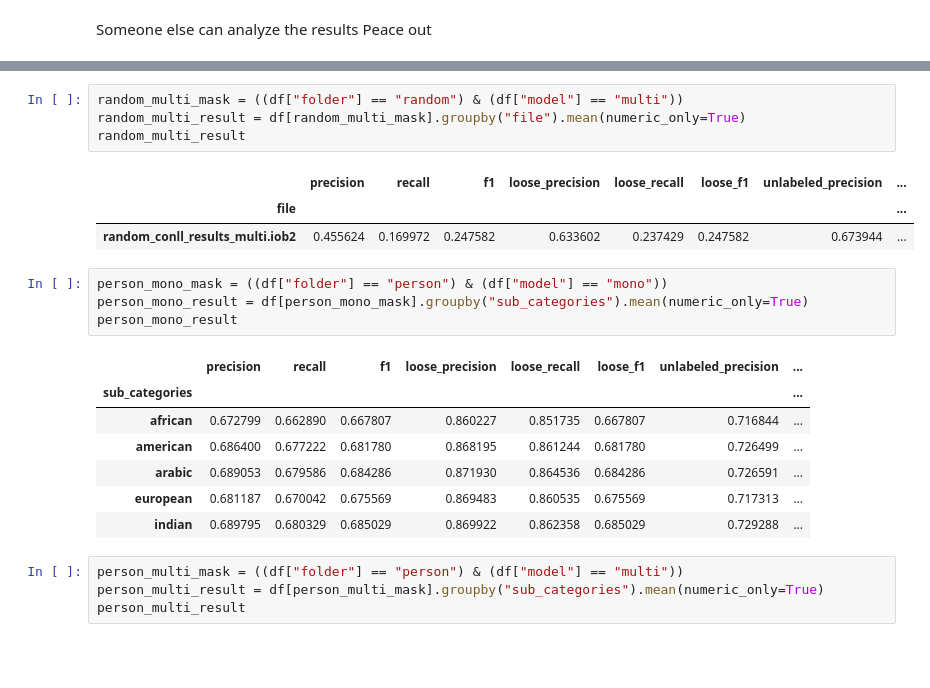
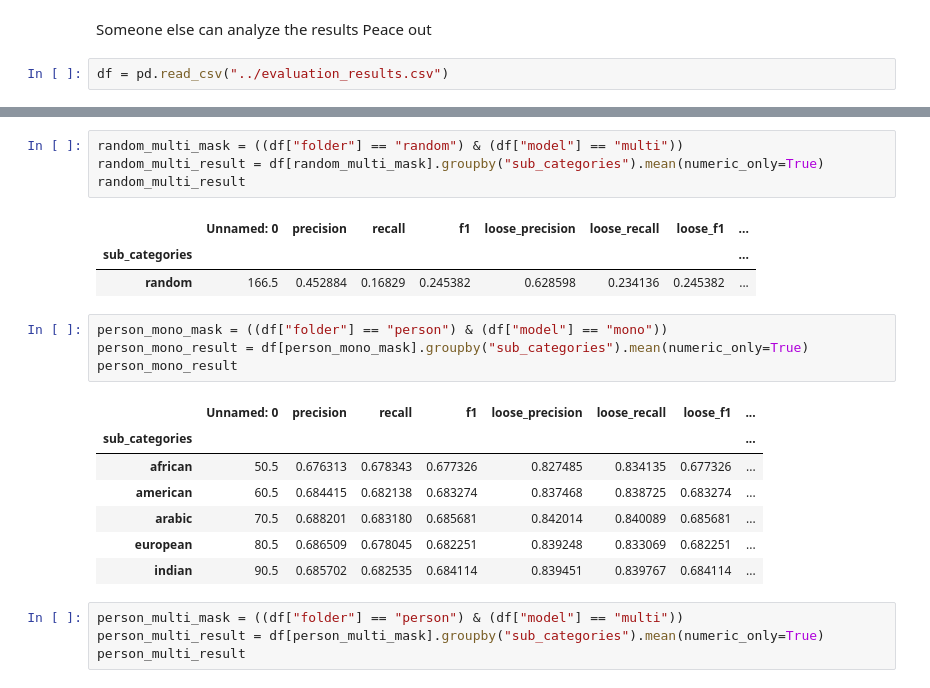
Before and after one commit to BossThePro/NLPProject-Group-SLP, a Jupyter notebook: code/evaluation.ipynb, the cells around one changed output, grey strips where cells are left out. Drawn from its saved outputs; the diff is of its cells as text; blank space fills up the shorter version.

```diff
--- a/code/evaluation.ipynb
+++ b/code/evaluation.ipynb
@@ -293,6 +294,8 @@ results = pd.DataFrame(results_data)
 results.to_csv("../evaluation_results.csv")
 # %% [markdown]
 Someone else can analyze the results Peace out
+# %%
+df = pd.read_csv("../evaluation_results.csv")
 # %%
 original_mask = ((df["sub_categories"] == "test"))
 base_results = df[original_mask].groupby("file").mean(numeric_only=True)
@@ -369,23 +372,23 @@ random_mono_result
 # %%
 random_multi_mask = ((df["folder"] == "random") & (df["model"] == "multi"))
-random_multi_result = df[random_multi_mask].groupby("file").mean(numeric_only=True)
+random_multi_result = df[random_multi_mask].groupby("sub_categories").mean(numeric_only=True)
 random_multi_result
 # %% [output]
-|  | precision | recall | f1 | loose_precision | loose_recall | loose_f1 | unlabeled_precision | ... |
-| file |  |  |  |  |  |  |  | ... |
-| random_conll_results_multi.iob2 | 0.455624 | 0.169972 | 0.247582 | 0.633602 | 0.237429 | 0.247582 | 0.673944 | ... |
+|  | Unnamed: 0 | precision | recall | f1 | loose_precision | loose_recall | loose_f1 | ... |
+| sub_categories |  |  |  |  |  |  |  | ... |
+| random | 166.5 | 0.452884 | 0.16829 | 0.245382 | 0.628598 | 0.234136 | 0.245382 | ... |
 # %%
 person_mono_mask = ((df["folder"] == "person") & (df["model"] == "mono"))
 person_mono_result = df[person_mono_mask].groupby("sub_categories").mean(numeric_only=True)
 person_mono_result
 # %% [output]
-|  | precision | recall | f1 | loose_precision | loose_recall | loose_f1 | unlabeled_precision | ... |
+|  | Unnamed: 0 | precision | recall | f1 | loose_precision | loose_recall | loose_f1 | ... |
 | sub_categories |  |  |  |  |  |  |  | ... |
-| african | 0.672799 | 0.662890 | 0.667807 | 0.860227 | 0.851735 | 0.667807 | 0.716844 | ... |
-| american | 0.686400 | 0.677222 | 0.681780 | 0.868195 | 0.861244 | 0.681780 | 0.726499 | ... |
-| arabic | 0.689053 | 0.679586 | 0.684286 | 0.871930 | 0.864536 | 0.684286 | 0.726591 | ... |
-| european | 0.681187 | 0.670042 | 0.675569 | 0.869483 | 0.860535 | 0.675569 | 0.717313 | ... |
-| indian | 0.689795 | 0.680329 | 0.685029 | 0.869922 | 0.862358 | 0.685029 | 0.729288 | ... |
+| african | 50.5 | 0.676313 | 0.678343 | 0.677326 | 0.827485 | 0.834135 | 0.677326 | ... |
+| american | 60.5 | 0.684415 | 0.682138 | 0.683274 | 0.837468 | 0.838725 | 0.683274 | ... |
+| arabic | 70.5 | 0.688201 | 0.683180 | 0.685681 | 0.842014 | 0.840089 | 0.685681 | ... |
+| european | 80.5 | 0.686509 | 0.678045 | 0.682251 | 0.839248 | 0.833069 | 0.682251 | ... |
+| indian | 90.5 | 0.685702 | 0.682535 | 0.684114 | 0.839451 | 0.839767 | 0.684114 | ... |
 # %%
 person_multi_mask = ((df["folder"] == "person") & (df["model"] == "multi"))
 person_multi_result = df[person_multi_mask].groupby("sub_categories").mean(numeric_only=True)
```
Also changed, not shown: parts of 9 cells of this notebook, 1 other file.
